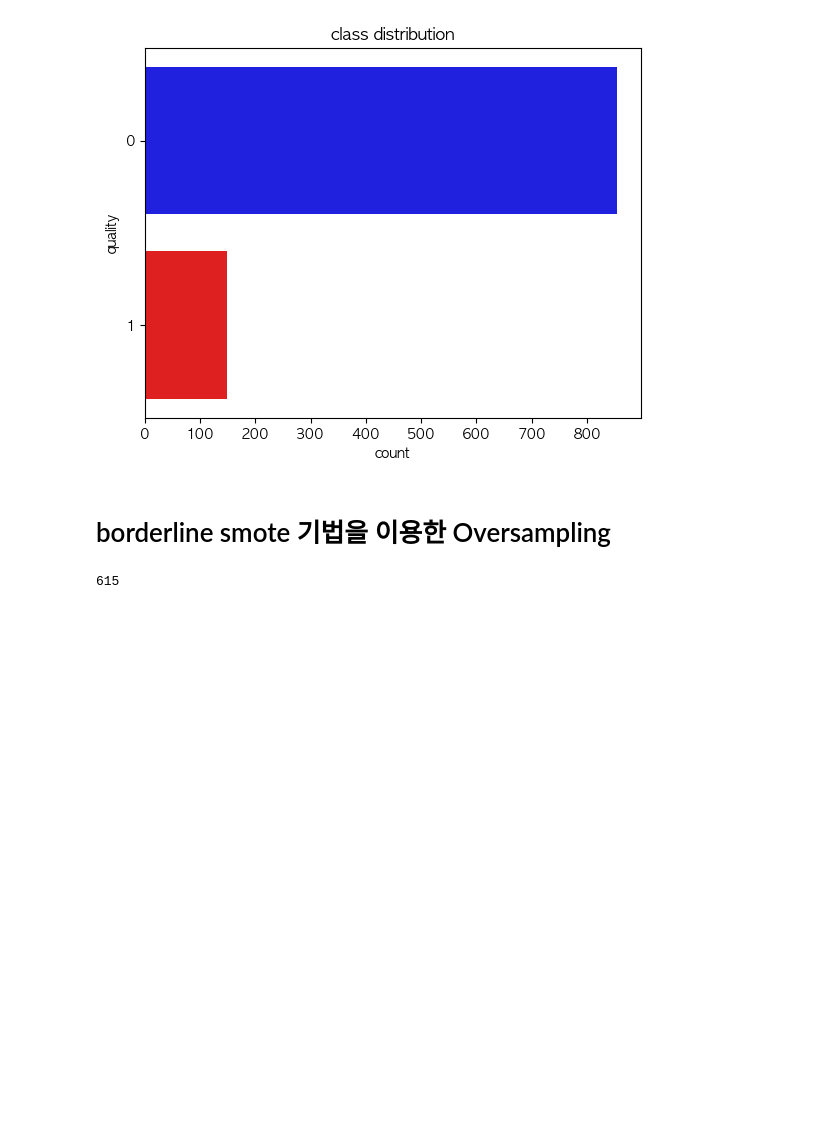
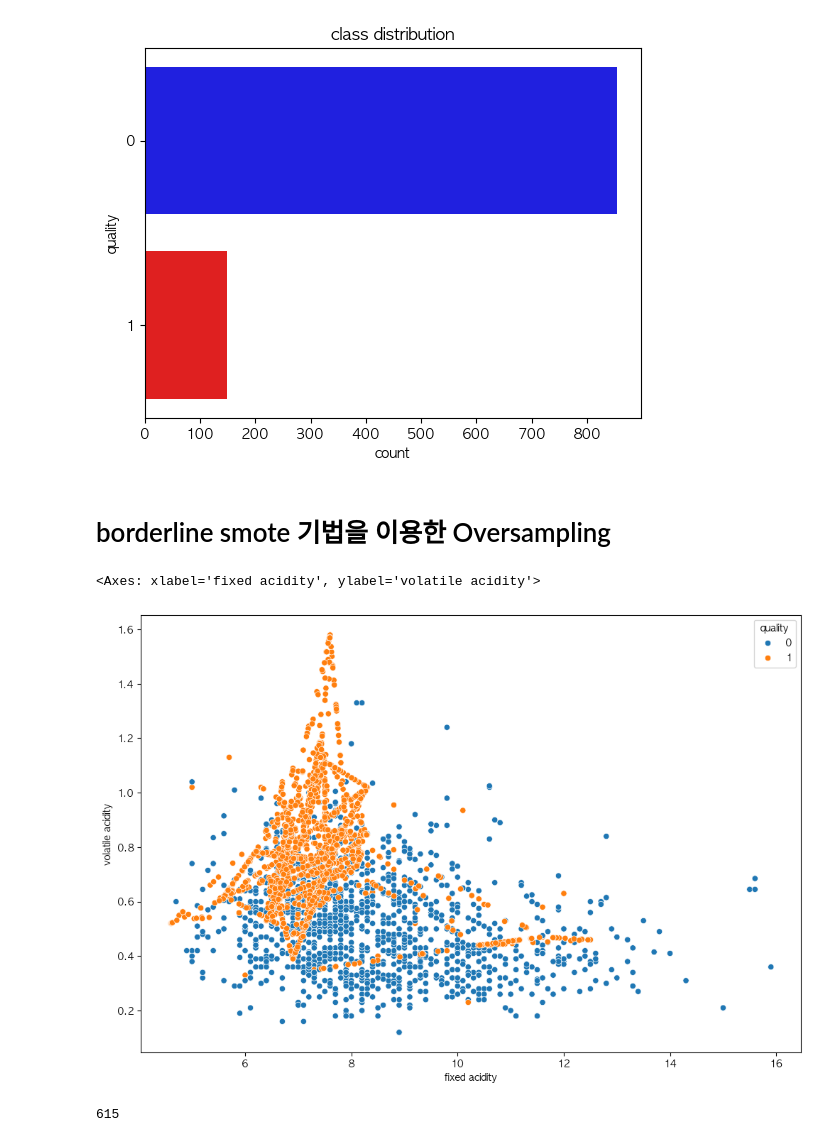
Before and after one commit to basamg912/imbalanced-anomaly-detection, a Jupyter notebook: notebooks/check.ipynb, the cells around one changed output. Saved outputs shown, nothing was run; the diff lists cells and outputs as text; code cells hidden in the pictures; blank space fills up the shorter version.

```diff
--- a/notebooks/check.ipynb
+++ b/notebooks/check.ipynb
@@ -140,6 +140,12 @@ x = data_modi[data_modi.columns.difference(['quality'])]
 y = data_modi['quality']
 
 over_sampled_x , over_sampled_y = bsm.fit_resample(X=x, y=y)
+# %%
+plt.figure(figsize=(12,8))
+sns.scatterplot(x='fixed acidity', y='volatile acidity', hue=over_sampled_y, data=over_sampled_x)
+# %% [output]
+<Axes: xlabel='fixed acidity', ylabel='volatile acidity'>
+[figure, added]
 # %%
 x_train, x_test, y_train, y_test = train_test_split(over_sampled_x,over_sampled_y, test_size=0.2, random_state=42)
 len(x_test)
```
Also changed, not shown: parts of 1 cell of this notebook.
